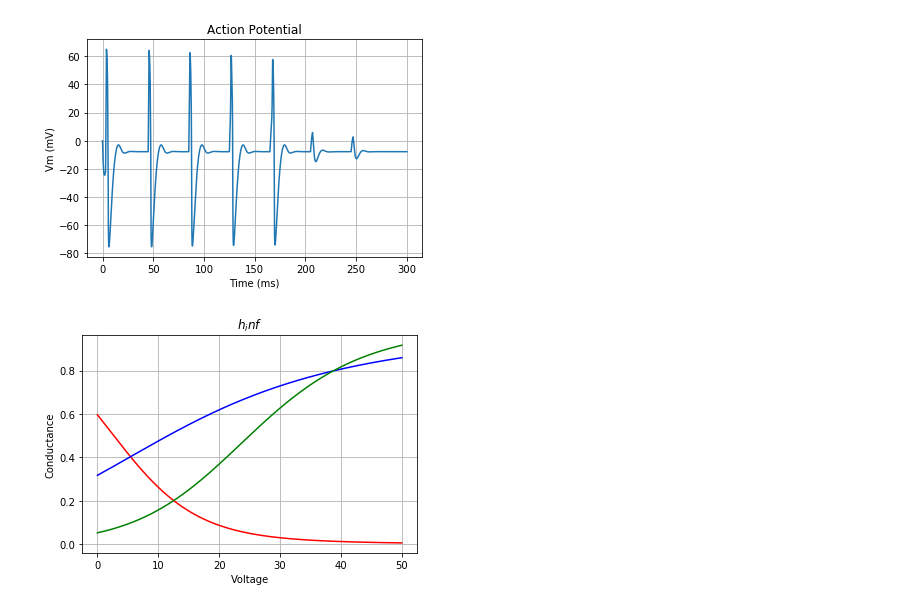
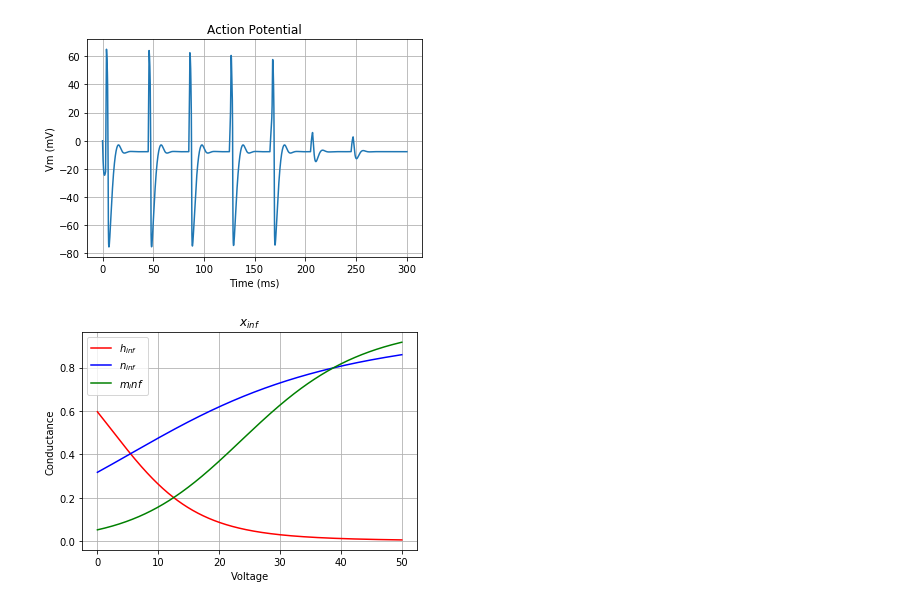
Before and after one commit to theCapedCrusader7/courseWork, a Jupyter notebook: sem6/BM6140/theory/assignment1/BM20BTECH11015_actionPotentialSimulation.ipynb, the cells around one changed output. Saved outputs shown, nothing was run; the diff lists cells and outputs as text; code cells hidden in the pictures.

```diff
--- a/sem6/BM6140/theory/assignment1/BM20BTECH11015_actionPotentialSimulation.ipynb
+++ b/sem6/BM6140/theory/assignment1/BM20BTECH11015_actionPotentialSimulation.ipynb
@@ -324,16 +324,17 @@ Vy = odeint(compute_derivatives, Y, T)
 # %%
 hinf = [h_inf(v) for v in V]
 ninf = [n_inf(v) for v in V]
 minf = [m_inf(v) for v in V]
 
 plt.plot(V, hinf,'r',label='$h_{inf}$')
 plt.plot(V, ninf,'b',label='$n_{inf}$')
 plt.plot(V, minf,'g',label='$m_inf$')
 plt.xlabel('Voltage')
 plt.ylabel('Conductance')
-plt.title('$h_inf$')
+plt.title('$x_{inf}$')
+plt.legend()
 plt.savefig('stateVariables.png')
 plt.grid()
 plt.show()
 # %% [output]
-[figure, old version]
+[figure, new version]
```
Also changed, not shown: 1 other file.
